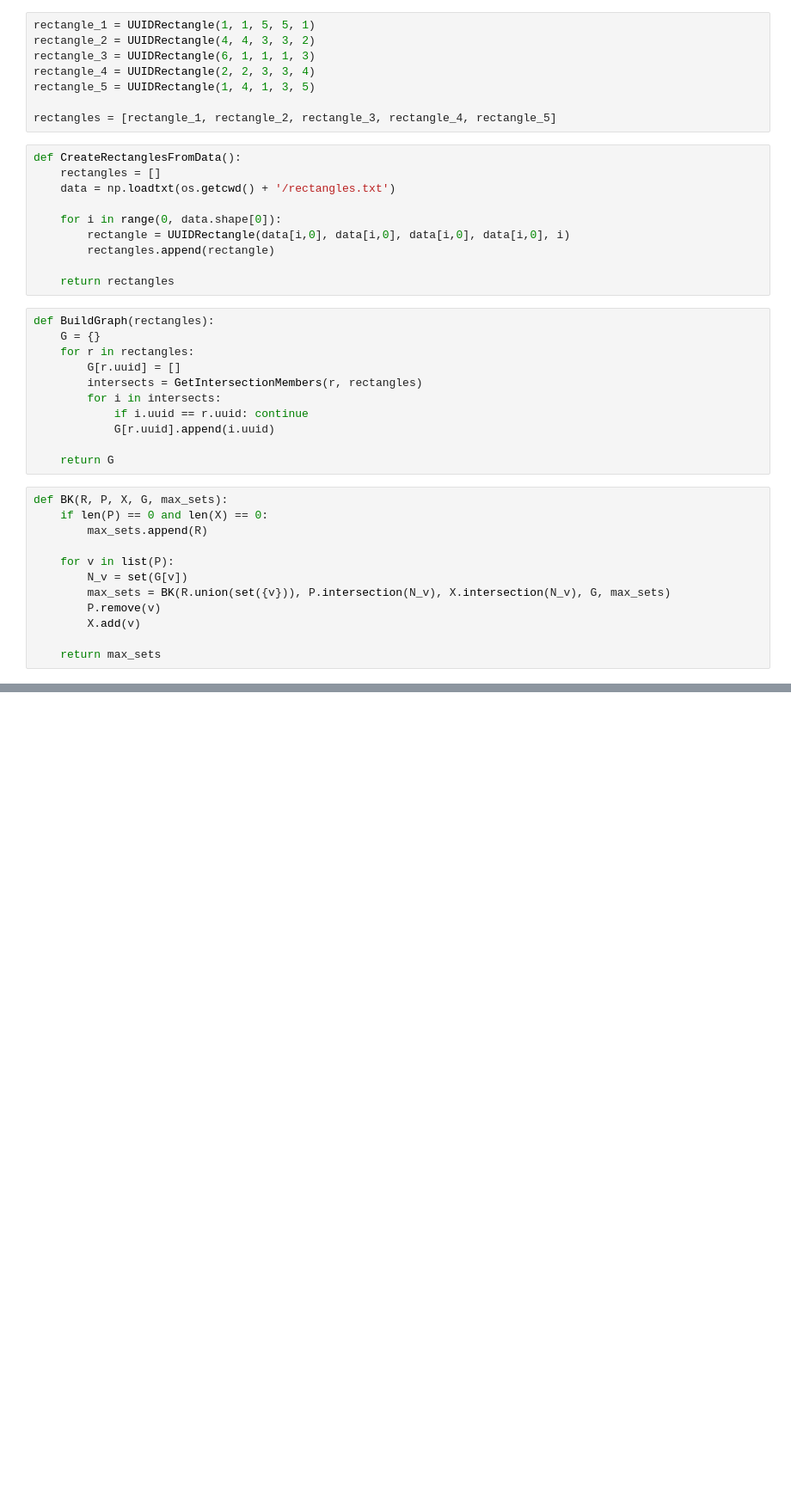
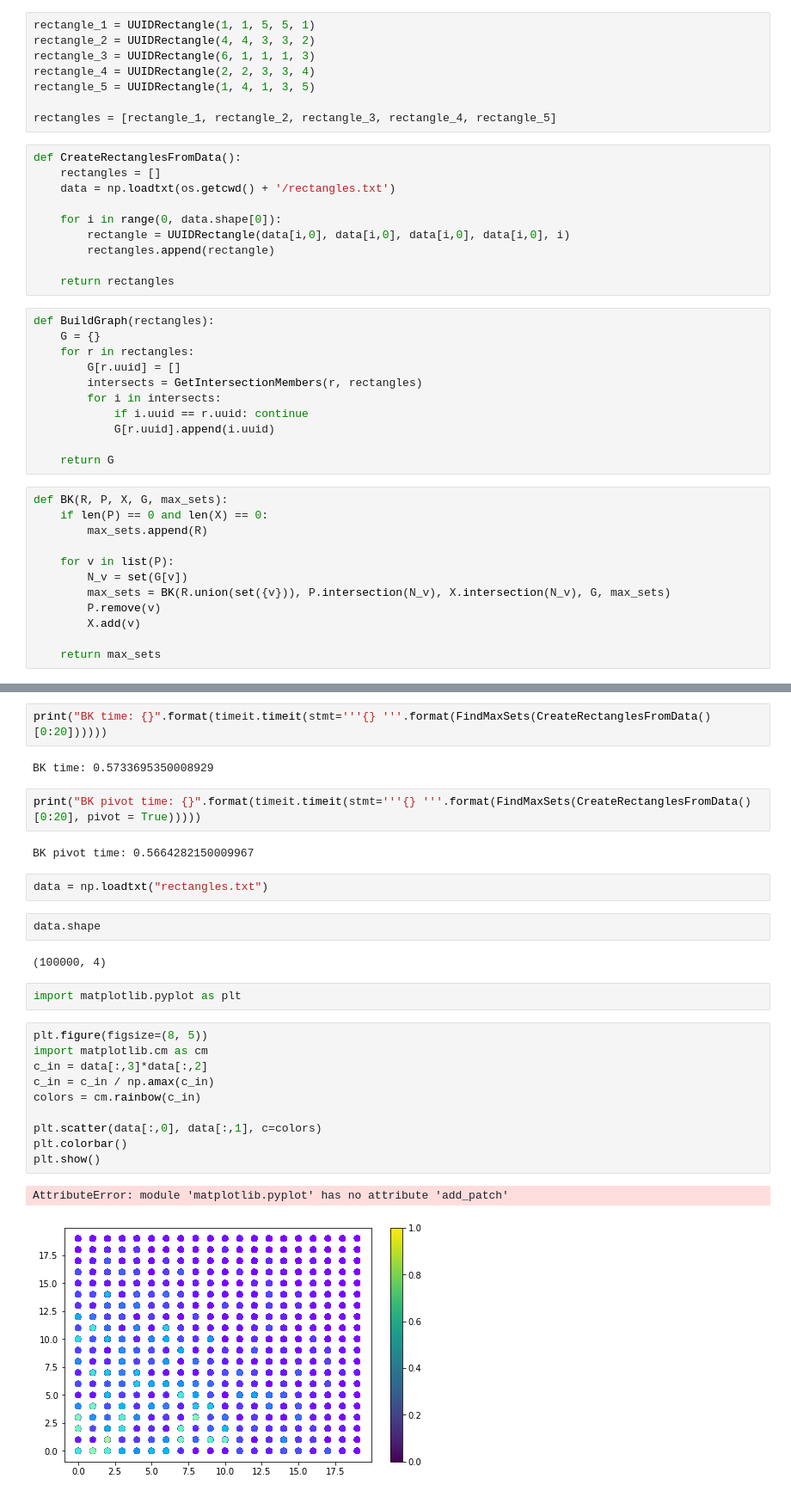
Before and after one commit to benkmoore/inscribe_test, a Jupyter notebook: RectangleChallenge-BK.ipynb, the cells around one changed output, grey strips where cells are left out. Shown at 86% size. Cells and saved outputs as stored; diff of their text form; blank space fills up the shorter version.

Commit message:
Data exploration and BK pivot.

```diff
--- a/RectangleChallenge-BK.ipynb
+++ b/RectangleChallenge-BK.ipynb
@@ -116,0 +155,29 @@ BK(R, P, X, G, max_sets)
+# %%
+print("BK time: {}".format(timeit.timeit(stmt='''{} '''.format(FindMaxSets(CreateRectanglesFromData()[0:20])))))
+# %% [output]
+BK time: 0.5733695350008929
+# %%
+print("BK pivot time: {}".format(timeit.timeit(stmt='''{} '''.format(FindMaxSets(CreateRectanglesFromData()[0:20], pivot = True)))))
+# %% [output]
+BK pivot time: 0.5664282150009967
+# %%
+data = np.loadtxt("rectangles.txt")
+# %%
+data.shape
+# %% [output]
+(100000, 4)
+# %%
+import matplotlib.pyplot as plt
+# %%
+plt.figure(figsize=(8, 5))
+import matplotlib.cm as cm
+c_in = data[:,3]*data[:,2]
+c_in = c_in / np.amax(c_in)
+colors = cm.rainbow(c_in)
+
+plt.scatter(data[:,0], data[:,1], c=colors)
+plt.colorbar()
+plt.show()
+# %% [output]
+AttributeError: module 'matplotlib.pyplot' has no attribute 'add_patch'
+[figure, added]
```
Also changed, not shown: parts of 14 cells of this notebook.
